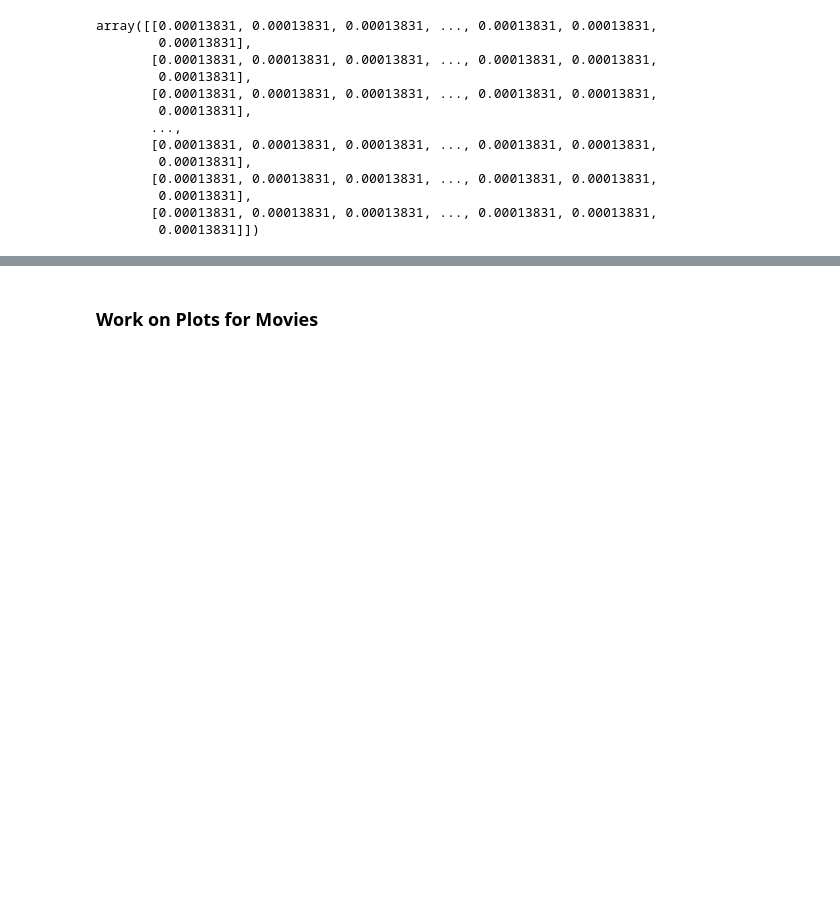
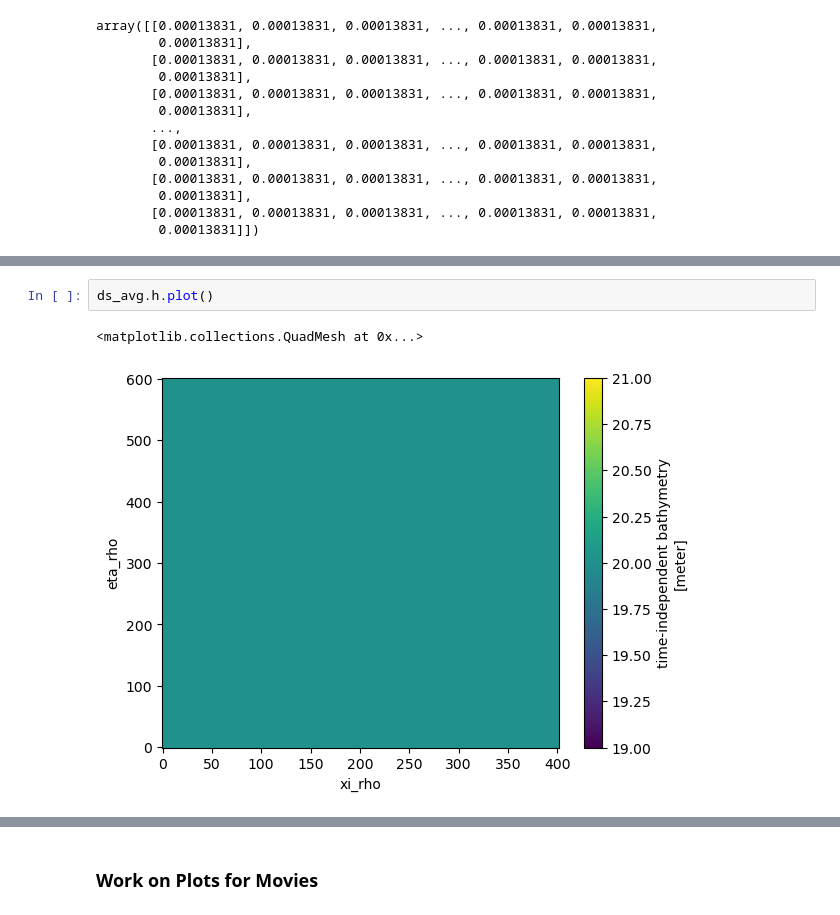
Before and after one commit to bundzis/beaufort_jet, a Jupyter notebook: Scripts/From_dylan/plan_view_animations.ipynb, the cells around one changed output, grey strips where cells are left out. Cells and saved outputs as stored; diff of their text form; blank space fills up the shorter version.

```diff
--- a/Scripts/From_dylan/plan_view_animations.ipynb
+++ b/Scripts/From_dylan/plan_view_animations.ipynb
@@ -262,3 +269,8 @@ array([-3.29026745, -1.95259521])
+# %%
+ds_avg.h.plot()
+# %% [output]
+<matplotlib.collections.QuadMesh at 0x...>
+[figure, added]
 # %%
 ds_avg.temp[-1,-1,:,:].plot()
 # %% [output]
```
Also changed, not shown: parts of 17 cells of this notebook.
